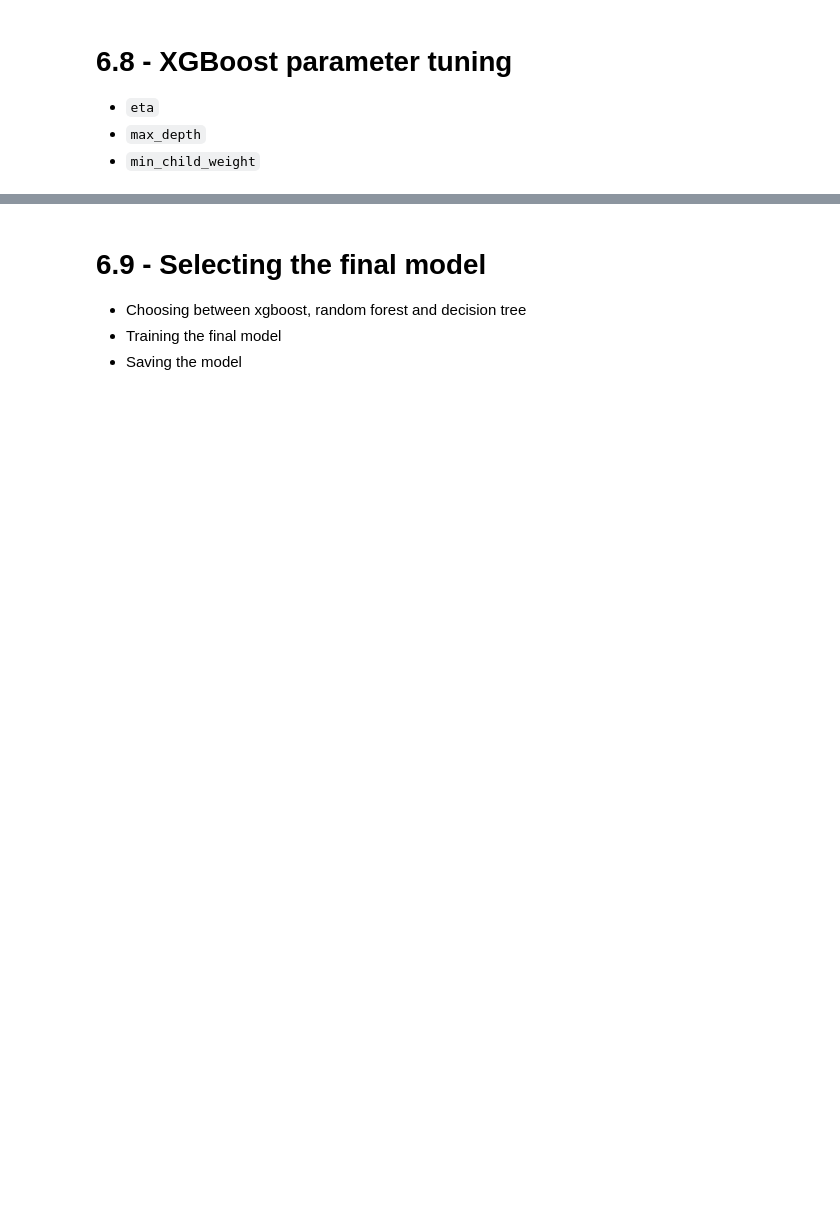
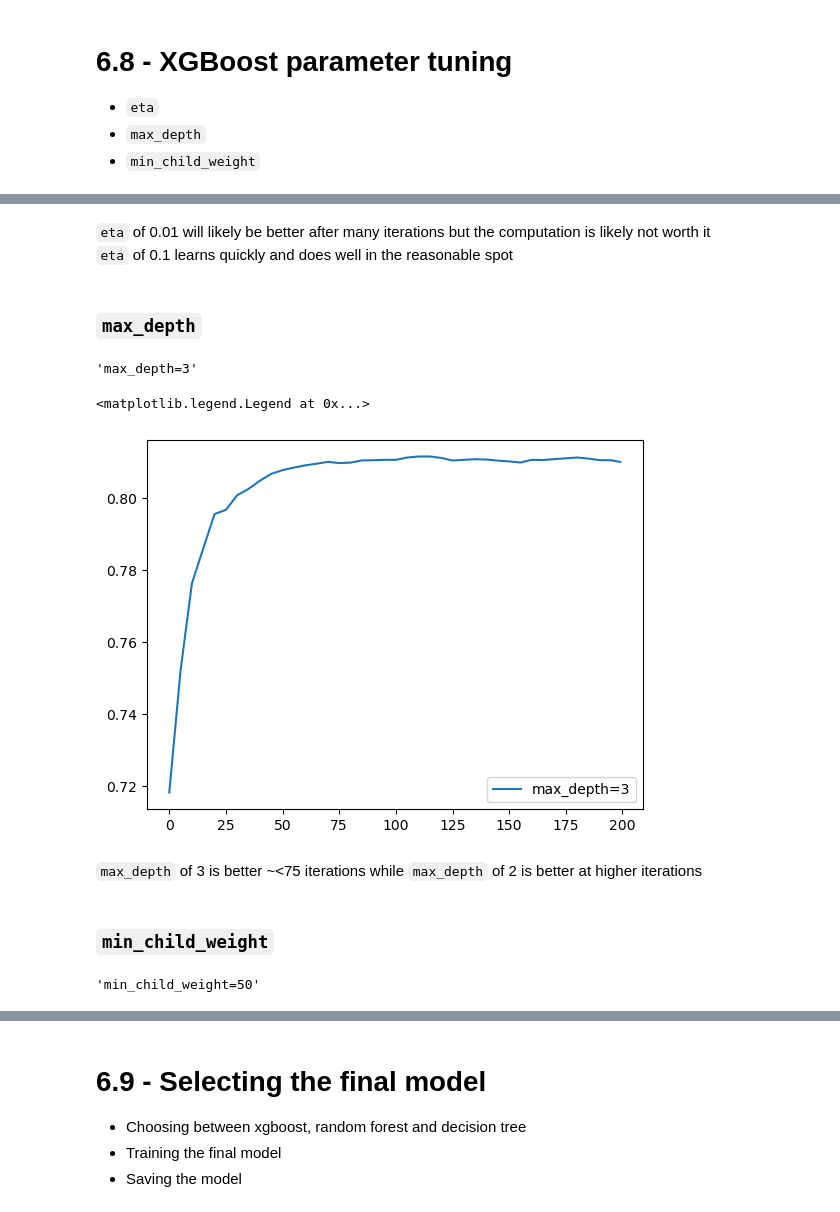
Before and after one commit to TylerJSimpson/machine_learning_zoomcamp, a Jupyter notebook: week_6/example.ipynb, the cells around one changed output, grey strips where cells are left out. Cells and saved outputs as stored; diff of their text form; code cells hidden in the pictures; blank space fills up the shorter version.

```diff
--- a/week_6/example.ipynb
+++ b/week_6/example.ipynb
@@ -806,0 +963,24 @@ RandomForestClassifier(max_depth=5, min_samples_leaf=10, n_estimators=200,
+# %% [markdown]
+`eta` of 0.01 will likely be better after many iterations but the computation is likely not worth it
+`eta` of 0.1 learns quickly and does well in the reasonable spot
+# %% [markdown]
+### `max_depth`
+# %%
+scores = {}
+# %%
+key = 'max_depth=%s' % (xgb_params['max_depth'])
+scores[key] = parse_xgb_output(output)
+key
+# %% [output]
+'max_depth=3'
+# %%
+for key, df_score in scores.items():
+    plt.plot(df_score.num_iter, df_score.val_auc, label=key)
+plt.legend()
+# %% [output]
+<matplotlib.legend.Legend at 0x...>
+[figure, added]
+# %% [markdown]
+`max_depth` of 3 is better ~<75 iterations while `max_depth` of 2 is better at higher iterations
+# %% [markdown]
+### `min_child_weight`
@@ -806,0 +989,6 @@ RandomForestClassifier(max_depth=5, min_samples_leaf=10, n_estimators=200,
+# %%
+key = 'min_child_weight=%s' % (xgb_params['min_child_weight'])
+scores[key] = parse_xgb_output(output)
+key
+# %% [output]
+'min_child_weight=50'
```
Also changed, not shown: parts of 61 cells of this notebook.
